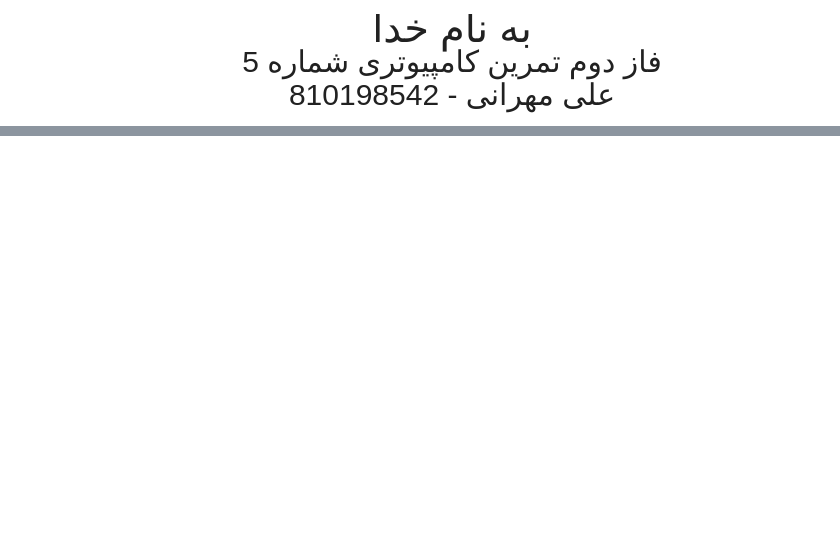
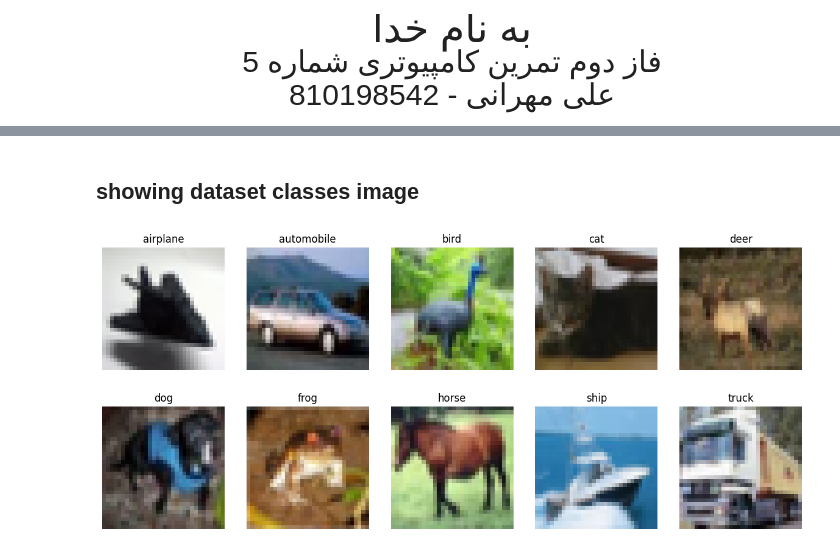
Before and after one commit to alimrn001/AI-CA5, a Jupyter notebook: Phase-2/CA5-P2.ipynb, the cells around one changed output, grey strips where cells are left out. Cells and saved outputs as stored; diff of their text form; code cells hidden in the pictures; blank space fills up the shorter version.

```diff
--- a/Phase-2/CA5-P2.ipynb
+++ b/Phase-2/CA5-P2.ipynb
@@ -8,0 +16,3 @@ ModuleNotFoundError: No module named 'tensorflow'
+# %%
+cifar10 = tf.keras.datasets.cifar10
+(x_train, y_train), (x_test, y_test) = cifar10.load_data()
@@ -8,0 +22,22 @@ ModuleNotFoundError: No module named 'tensorflow'
+# %% [markdown]
+## showing dataset classes image
+# %%
+# Define class names for CIFAR-10
+class_names = ['airplane', 'automobile', 'bird', 'cat', 'deer',
+               'dog', 'frog', 'horse', 'ship', 'truck']
+
+# Plot one image from each class
+fig, axes = plt.subplots(2, 5, figsize=(15, 6))
+fig.subplots_adjust(hspace=0.3, wspace=0.1)
+
+for i, ax in enumerate(axes.flat):
+    # Find the first image of the current class in the training set
+    index = np.where(y_train == i)[0][0]
+    # Display the image
+    ax.imshow(x_train[index])
+    ax.set_title(class_names[i])
+    ax.axis('off')
+
+plt.show()
+# %% [output]
+[figure, added]
```
Also changed, not shown: parts of 18 cells of this notebook.
